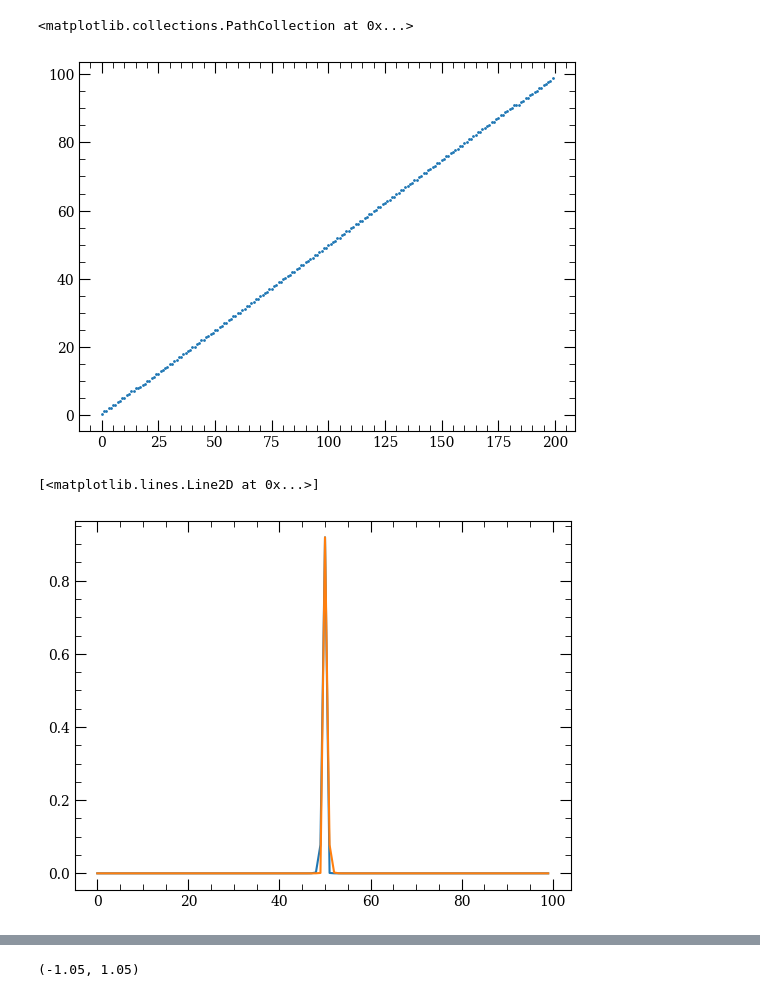
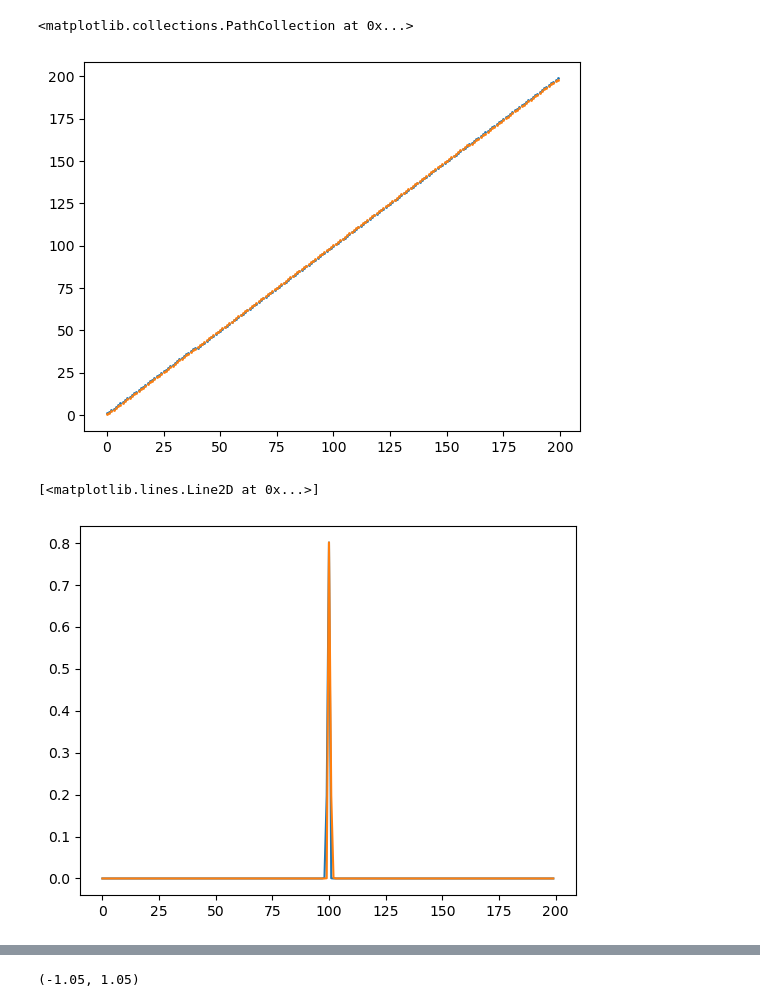
Before and after one commit to linxiaodong-lom/ChiralMagentEffect, a Jupyter notebook: 4DTIPUMPphase.ipynb, the cells around one changed output, grey strips where cells are left out. Cells and saved outputs as stored; diff of their text form; code cells hidden in the pictures.

```diff
--- a/4DTIPUMPphase.ipynb
+++ b/4DTIPUMPphase.ipynb
@@ -182,12 +197,15 @@ def Evlolve(m,kx,ky,N,phi0,T):
         phi[i+1] = dU@phi[i]
     return phi
 # %%
-N = 100
+N = 200
 kz = np.arange(-np.pi,np.pi,2*np.pi/N)
 dk = kz[1]-kz[0]
 m = -3
 kx = np.pi/10
 ky = 0
-t = np.pi/2
-H = getXOperator(m,kx,ky,kz,t,dk,N)
-E,V = np.linalg.eig(H)
+t = np.linspace(0,2*np.pi,100)
+Eband = np.zeros((len(kz),len(t),4))
+Espin = np.zeros((len(kz),len(t),2))
+for i in np.arange(len(kz)):
+    for j in np.arange(len(t)):
+        _, _, Eband[i][j], Espin[i][j] = getSpinState(m,kx,ky,kz[i],t[j])
@@ -194,23 +231,33 @@ E,V = np.linalg.eig(H)
+# %%
+Hup,Hdown = getXOperator(m,kx,ky,kz,np.pi/4,dk,N)
+Eup,Vup = np.linalg.eig(Hup)
+Edwon,Vdown = np.linalg.eig(Hdown)
 # %%
-indices = np.where(np.abs(E) > 0.1)[0]
+indicesup = np.where(np.abs(Eup) > 0.1)[0]
+indicesdown = np.where(np.abs(Edwon) > 0.1)[0]
 # %%
-Center = np.zeros(len(indices),dtype=complex)
+Centerup = np.zeros(len(indicesup),dtype=complex)
+Centerdown = np.zeros(len(indicesup),dtype=complex)
 positon = np.kron(np.diag(np.arange(N)),np.eye(4))
-for i in np.arange(len(indices)):
-    Center[i] = (((V[:,indices[i]].reshape(len(E),1)).T.conjugate())@positon@V[:,indices[i]].reshape(len(E),1))[0][0]
-indexV = np.argsort(Center)
-plt.scatter(np.arange(len(Center)),Center[indexV],s=1)
+for i in np.arange(len(indicesup)):
+    Centerup[i] = (((Vup[:,indicesup[i]].reshape(len(Eup),1)).T.conjugate())@positon@Vup[:,indicesup[i]].reshape(len(Eup),1))[0][0]
+    Centerdown[i] = (((Vdown[:,indicesdown[i]].reshape(len(Edwon),1)).T.conjugate())@positon@Vdown[:,indicesup[i]].reshape(len(Eup),1))[0][0]
+indexVup = np.argsort(Centerup)
+plt.scatter(np.arange(len(Centerup)),Centerup[indexVup],s=1)
+
+indexVdown = np.argsort(Centerdown)
+plt.scatter(np.arange(len(Centerdown)),Centerdown[indexVdown],s=1)
 # %% [output]
 <matplotlib.collections.PathCollection at 0x...>
-[figure, old version]
+[figure, new version]
 # %%
-phi0 = (V[:,indices[indexV[100]]]).reshape(4*N,1)
-phi01 = (V[:,indices[indexV[101]]]).reshape(4*N,1)
+phi0 = (Vup[:,indicesup[indexVup[100]]]).reshape(4*N,1)
+phi01 = (Vdown[:,indicesdown[indexVdown[100]]]).reshape(4*N,1)
 plt.plot(np.arange(N),np.abs(phi0[::4])**2+np.abs(phi0[1::4])**2+np.abs(phi0[3::4])**2+np.abs(phi0[2::4])**2)
 plt.plot(np.arange(N),np.abs(phi01[::4])**2+np.abs(phi01[1::4])**2+np.abs(phi01[3::4])**2+np.abs(phi01[2::4])**2)
 # %% [output]
 [<matplotlib.lines.Line2D at 0x...>]
-[figure, old version]
+[figure, new version]
 # %%
 T= 200
 rho = Evlolve(m,kx,ky,N,phi0,T)
```
Also changed, not shown: parts of 7 cells of this notebook.
